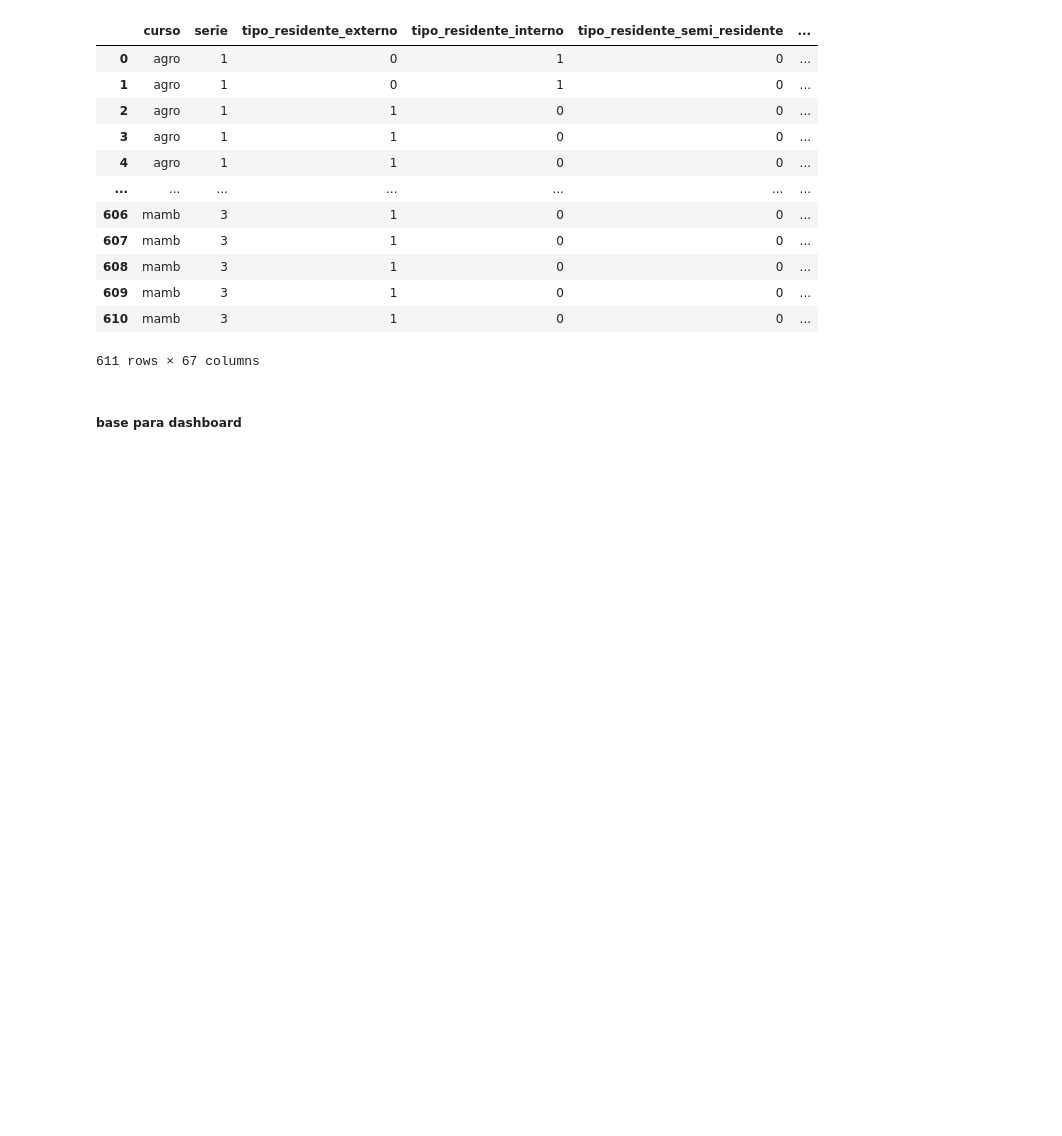
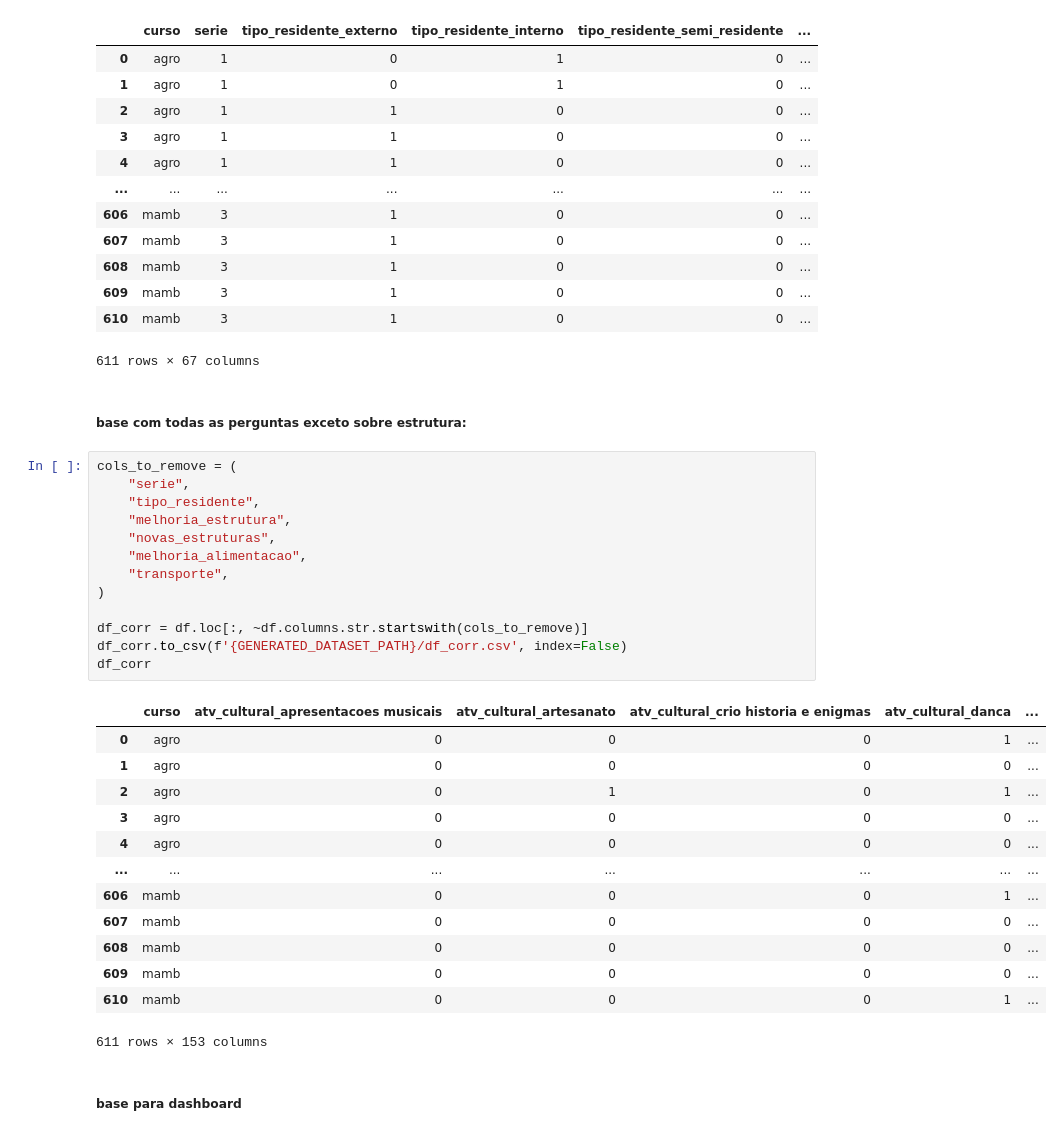
Before and after one commit to joao-rod/tcc, a Jupyter notebook: notebooks/preprocess.ipynb, the cells around one changed output. Saved outputs shown, nothing was run; the diff lists cells and outputs as text; blank space fills up the shorter version.

```diff
--- a/notebooks/preprocess.ipynb
+++ b/notebooks/preprocess.ipynb
@@ -921,6 +921,35 @@ df_estrutura
 | 609 | mamb | 3 | 1 | 0 | 0 | ... |
 | 610 | mamb | 3 | 1 | 0 | 0 | ... |
 611 rows × 67 columns
+# %% [markdown]
+##### base com todas as perguntas exceto sobre estrutura:
+# %%
+cols_to_remove = (
+    "serie",
+    "tipo_residente",
+    "melhoria_estrutura",
+    "novas_estruturas",
+    "melhoria_alimentacao",
+    "transporte",
+)
+
+df_corr = df.loc[:, ~df.columns.str.startswith(cols_to_remove)]
+df_corr.to_csv(f'{GENERATED_DATASET_PATH}/df_corr.csv', index=False)
+df_corr
+# %% [output]
+|  | curso | atv_cultural_apresentacoes musicais | atv_cultural_artesanato | atv_cultural_crio historia e enigmas | atv_cultural_danca | ... |
+| 0 | agro | 0 | 0 | 0 | 1 | ... |
+| 1 | agro | 0 | 0 | 0 | 0 | ... |
+| 2 | agro | 0 | 1 | 0 | 1 | ... |
+| 3 | agro | 0 | 0 | 0 | 0 | ... |
+| 4 | agro | 0 | 0 | 0 | 0 | ... |
+| ... | ... | ... | ... | ... | ... | ... |
+| 606 | mamb | 0 | 0 | 0 | 1 | ... |
+| 607 | mamb | 0 | 0 | 0 | 0 | ... |
+| 608 | mamb | 0 | 0 | 0 | 0 | ... |
+| 609 | mamb | 0 | 0 | 0 | 0 | ... |
+| 610 | mamb | 0 | 0 | 0 | 1 | ... |
+611 rows × 153 columns
 # %% [markdown]
 ##### base para dashboard
 # %%
```
Also changed, not shown: 1 other file.
